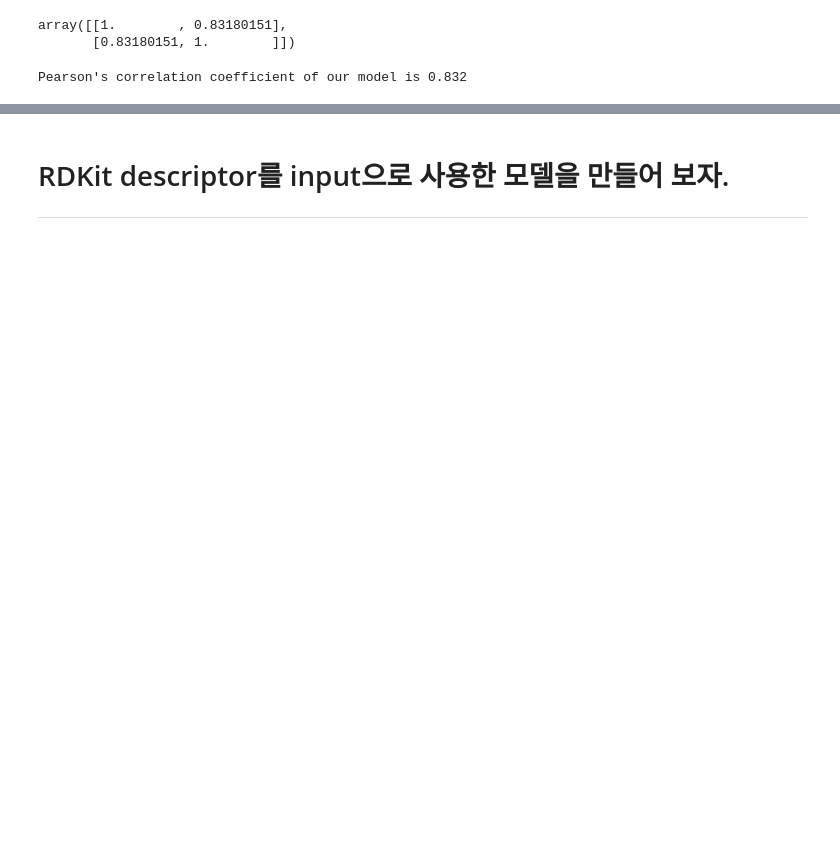
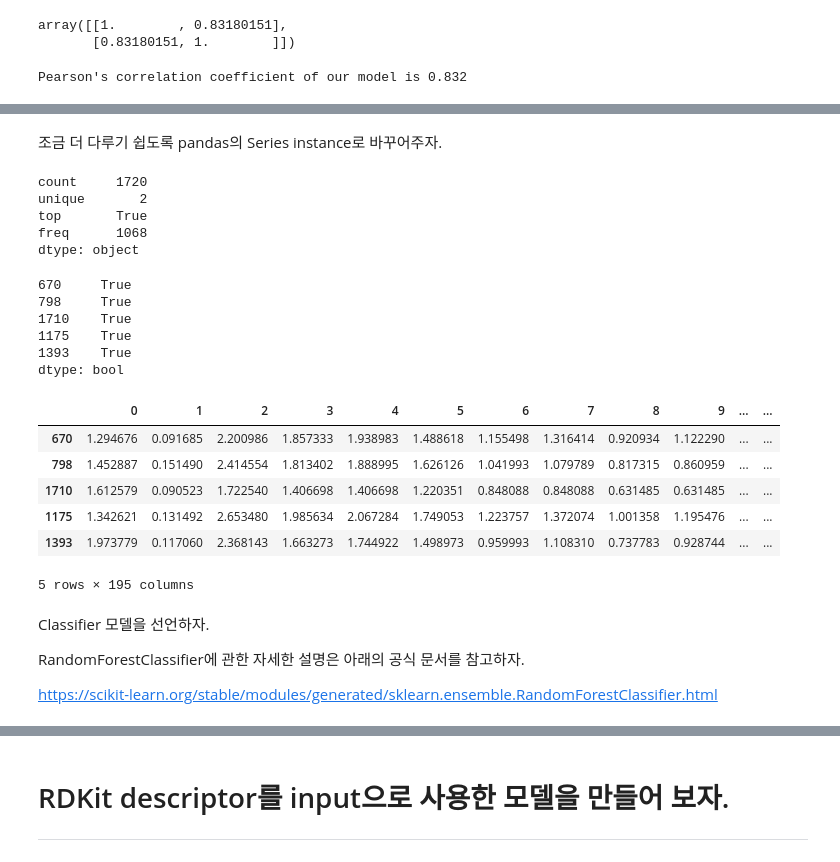
Before and after one commit to JLee823/2023-1st-AI-assisted-drug-discovery-SNU, a Jupyter notebook: AI_in_drug_discovery_Week3_Predicting_pIC50_of_JAK2_inhibitors_with_tree_based_algorithms.ipynb, the cells around one changed output, grey strips where cells are left out. Saved outputs shown, nothing was run; the diff lists cells and outputs as text; code cells hidden in the pictures; blank space fills up the shorter version.

```diff
--- a/AI_in_drug_discovery_Week3_Predicting_pIC50_of_JAK2_inhibitors_with_tree_based_algorithms.ipynb
+++ b/AI_in_drug_discovery_Week3_Predicting_pIC50_of_JAK2_inhibitors_with_tree_based_algorithms.ipynb
@@ -685,0 +712,2 @@ Pearson's correlation coefficient of our model is 0.832
+# %% [markdown]
+조금 더 다루기 쉽도록 pandas의 Series instance로 바꾸어주자.
@@ -685,0 +716,8 @@ Pearson's correlation coefficient of our model is 0.832
+# %%
+y_binary.describe()
+# %% [output]
+count     1720
+unique       2
+top       True
+freq      1068
+dtype: object
@@ -685,0 +726,25 @@ Pearson's correlation coefficient of our model is 0.832
+# %%
+y_train.head()
+# %% [output]
+670     True
+798     True
+1710    True
+1175    True
+1393    True
+dtype: bool
+# %%
+X_train.head()
+# %% [output]
+|  | 0 | 1 | 2 | 3 | 4 | 5 | 6 | 7 | 8 | 9 | ... | ... |
+| 670 | 1.294676 | 0.091685 | 2.200986 | 1.857333 | 1.938983 | 1.488618 | 1.155498 | 1.316414 | 0.920934 | 1.122290 | ... | ... |
+| 798 | 1.452887 | 0.151490 | 2.414554 | 1.813402 | 1.888995 | 1.626126 | 1.041993 | 1.079789 | 0.817315 | 0.860959 | ... | ... |
+| 1710 | 1.612579 | 0.090523 | 1.722540 | 1.406698 | 1.406698 | 1.220351 | 0.848088 | 0.848088 | 0.631485 | 0.631485 | ... | ... |
+| 1175 | 1.342621 | 0.131492 | 2.653480 | 1.985634 | 2.067284 | 1.749053 | 1.223757 | 1.372074 | 1.001358 | 1.195476 | ... | ... |
+| 1393 | 1.973779 | 0.117060 | 2.368143 | 1.663273 | 1.744922 | 1.498973 | 0.959993 | 1.108310 | 0.737783 | 0.928744 | ... | ... |
+5 rows × 195 columns
+# %% [markdown]
+Classifier 모델을 선언하자.
+
+RandomForestClassifier에 관한 자세한 설명은 아래의 공식 문서를 참고하자.
+
+https://scikit-learn.org/stable/modules/generated/sklearn.ensemble.RandomForestClassifier.html
```
Also changed, not shown: parts of 31 cells of this notebook.
